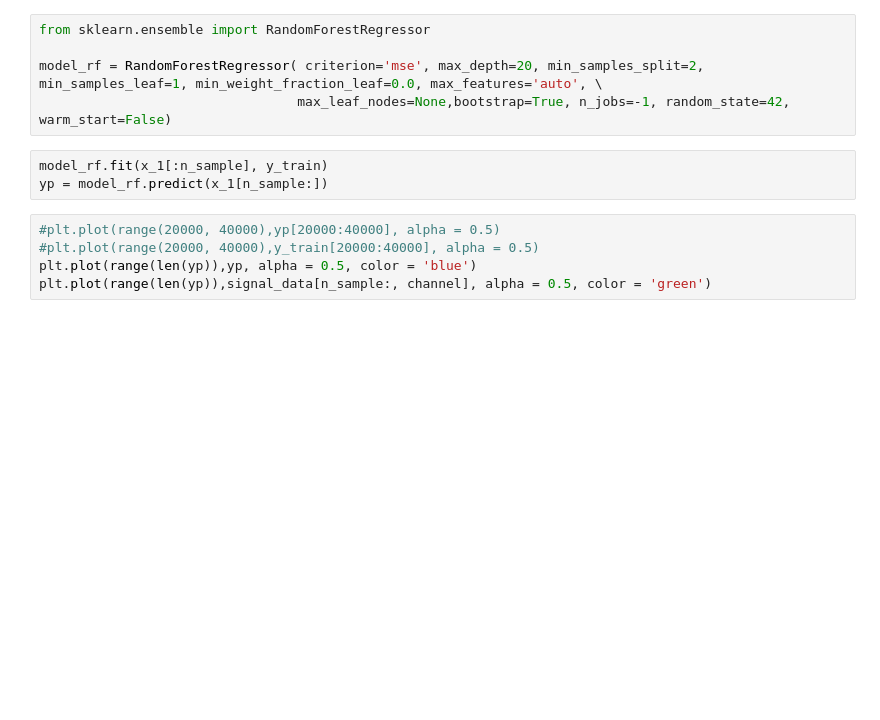
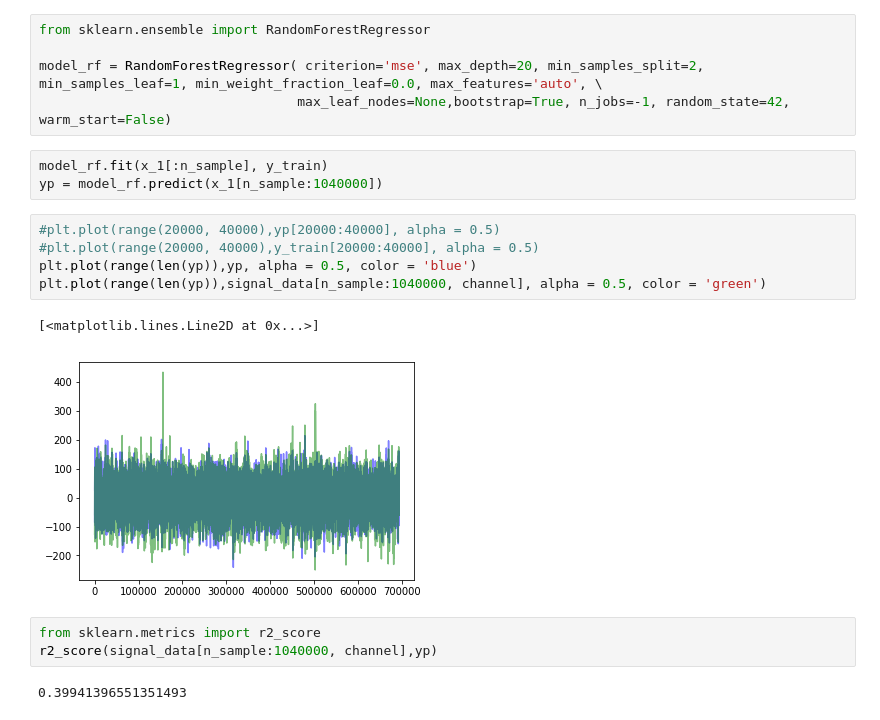
Before and after one commit to Alina-Samokhina/BachelorThesis, a Jupyter notebook: Untitled.ipynb, the cells around one changed output. Saved outputs shown, nothing was run; the diff lists cells and outputs as text; blank space fills up the shorter version.

```diff
--- a/Untitled.ipynb
+++ b/Untitled.ipynb
@@ -219,9 +237,17 @@ model_rf = RandomForestRegressor( criterion='mse', max_depth=20, min_samples_spl
                                  max_leaf_nodes=None,bootstrap=True, n_jobs=-1, random_state=42, warm_start=False)
 # %%
 model_rf.fit(x_1[:n_sample], y_train)
-yp = model_rf.predict(x_1[n_sample:])
+yp = model_rf.predict(x_1[n_sample:1040000])
 # %%
 #plt.plot(range(20000, 40000),yp[20000:40000], alpha = 0.5)
 #plt.plot(range(20000, 40000),y_train[20000:40000], alpha = 0.5)
 plt.plot(range(len(yp)),yp, alpha = 0.5, color = 'blue')
-plt.plot(range(len(yp)),signal_data[n_sample:, channel], alpha = 0.5, color = 'green')
+plt.plot(range(len(yp)),signal_data[n_sample:1040000, channel], alpha = 0.5, color = 'green')
+# %% [output]
+[<matplotlib.lines.Line2D at 0x...>]
+[figure, added]
+# %%
+from sklearn.metrics import r2_score
+r2_score(signal_data[n_sample:1040000, channel],yp)
+# %% [output]
+0.39941396551351493
```
Also changed, not shown: parts of 9 cells of this notebook.
